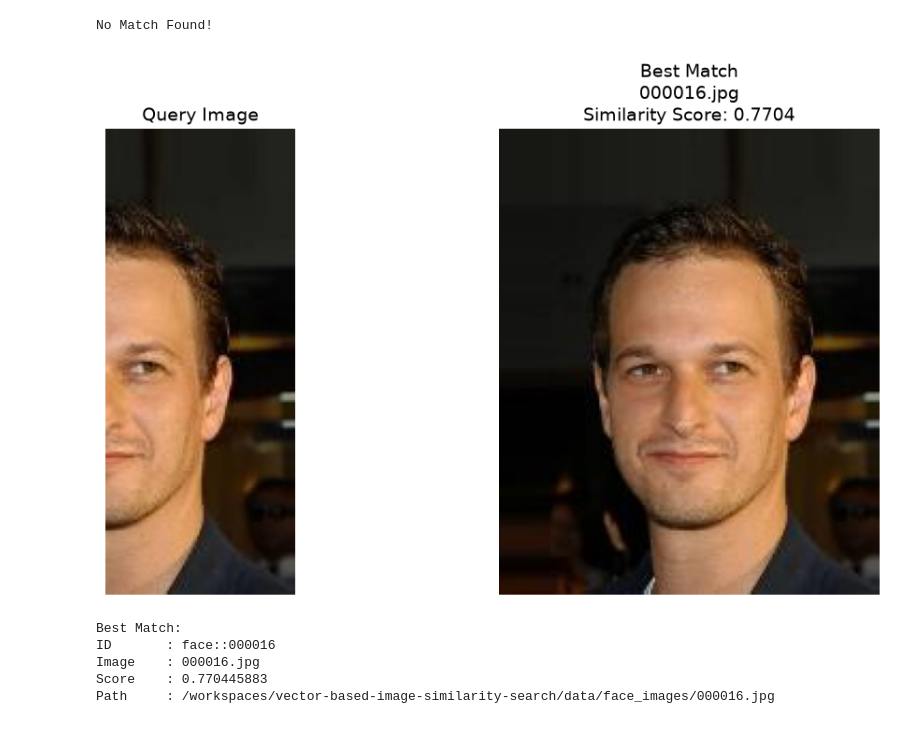
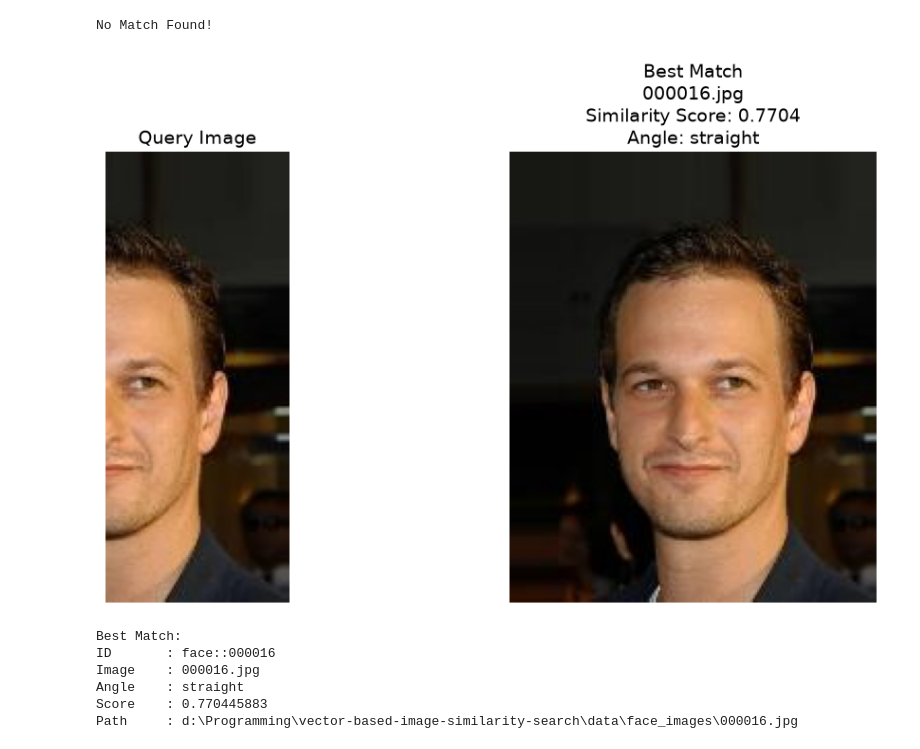
Before and after one commit to sajan-sarker/vector-based-image-similarity-search, a Jupyter notebook: Experiment.ipynb, the cells around one changed output. Saved outputs shown, nothing was run; the diff lists cells and outputs as text; code cells hidden in the pictures.

```diff
--- a/Experiment.ipynb
+++ b/Experiment.ipynb
@@ -120,5 +126,6 @@ vector_id_for(sample_image_path)  # Test the vector_id_for function
 # %%
-emd = generate_face_embedding(sample_image_path)
+angle, emd = generate_face_embedding(sample_image_path)
+print(f"Angle: {angle}")
 print(f"Generated embedding for {sample_image_path.name}: {emd[:5]}... (length: {len(emd)})")
 # %% [output]
 Applied providers: ['CPUExecutionProvider'], with options: {'CPUExecutionProvider': {}}
@@ -363,5 +362,5 @@ result2['matches']
 # %%
-def display_query_and_best_match(query_image_path, search_result):
+def display_query_and_best_match(query_image_path, angle, search_result):
     """Display the query image and the highest-scoring matched image side-by-side. """
     # Get highest-scoring match
     best_match = max(search_result.matches, key=lambda match: match.score)
@@ -396,7 +395,8 @@ def display_query_and_best_match(query_image_path, search_result):
     axes[1].set_title(
         f"Best Match\n"
         f"{best_match.metadata['image_name']}\n"
-        f"Similarity Score: {best_score:.4f}",
+        f"Similarity Score: {best_score:.4f}\n"
+        f"Angle: {best_match.metadata['angle']}",
         fontsize=14
     )
     axes[1].axis("off")
@@ -408,6 +408,7 @@ def display_query_and_best_match(query_image_path, search_result):
     print("Best Match:")
     print("ID       :", best_match.id)
     print("Image    :", best_match.metadata["image_name"])
+    print("Angle    :", best_match.metadata["angle"])
     print("Score    :", best_score)
     print("Path     :", matched_image_path)
 # %%
@@ -424,13 +426,13 @@ display_query_and_best_match(query_image_path2, result2)
 # %% [output]
 No Match Found!
 # %%
-query_image_path3 = Path('data/query_images/000016-Half.jpg')
-result3 = search(query_image_path3)
-display_query_and_best_match(query_image_path3, result3)
+angle3, result3 = search(query_image_path3)
+display_query_and_best_match(query_image_path3, angle3, result3)
 # %% [output]
-[figure, old version]
+[figure, new version]
 Best Match:
 ID       : face::000016
 Image    : 000016.jpg
+Angle    : straight
 Score    : 0.770445883
-Path     : /workspaces/vector-based-image-similarity-search/data/face_images/000016.jpg
+Path     : d:\Programming\vector-based-image-similarity-search\data\face_images\000016.jpg
```
Also changed, not shown: parts of 25 cells of this notebook.
